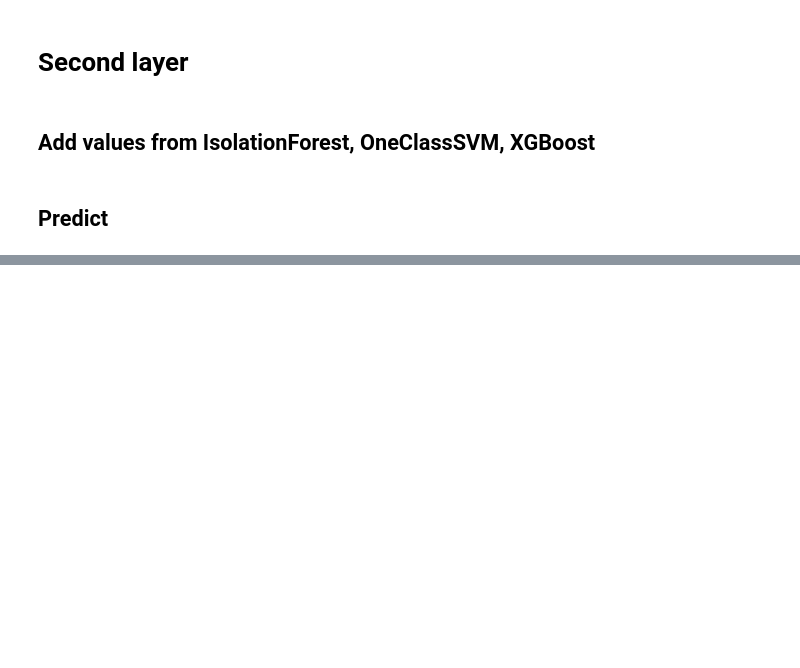
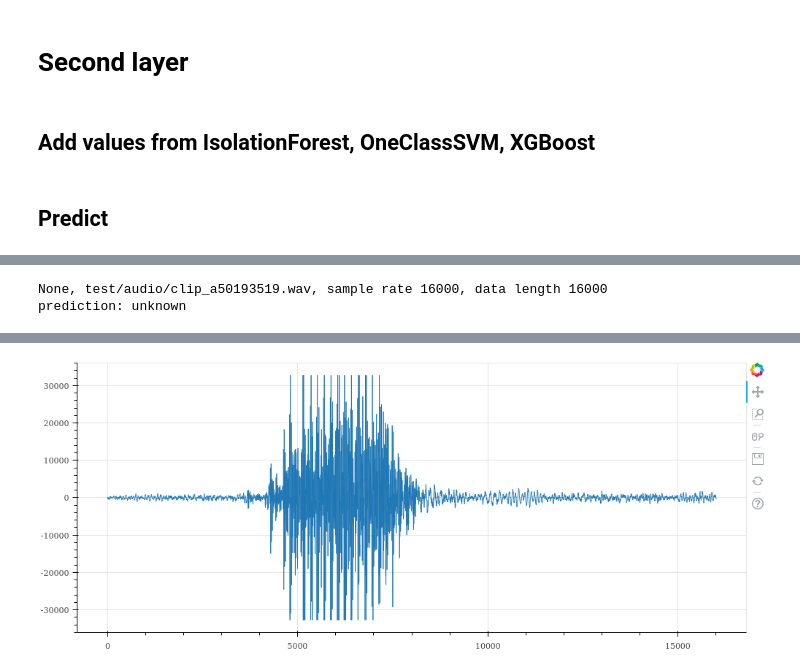
Before and after one commit to kumikokashii/speech-recognition, a Jupyter notebook: predict_two_layer_ensemble.ipynb, the cells around one changed output, grey strips where cells are left out. Saved outputs shown, nothing was run; the diff lists cells and outputs as text; code cells hidden in the pictures; blank space fills up the shorter version.

Commit message:
Update two-layer ensemble

```diff
--- a/predict_two_layer_ensemble.ipynb
+++ b/predict_two_layer_ensemble.ipynb
@@ -70,13 +64,13 @@ list_X2_iso_forest = get_values_with_sklearn_models(list_X2, model_dict_iso_fore
 list_X2_one_class_svm = get_values_with_sklearn_models(list_X2, model_dict_one_class_svm)
 list_X2_xgboost = get_values_with_xgboost(list_X2, xgboost)
 
-list_L = [L_test]
-to_concatenate = [list_L, list_X2_iso_forest, list_X2_one_class_svm, list_X2_xgboost]
-X2ext_test = get_concatenated(to_concatenate)
+#list_L = [L_test]
+to_concatenate = [list_X2, list_X2_iso_forest, list_X2_one_class_svm, list_X2_xgboost]
+X2ext_test = get_concatenated(to_concatenate)[0]
 # %% [markdown]
 ## Predict
 # %%
-path2log = 'logs/Ensemble_graph_2nd_layer_for_Ensemble_graph_04_9models_run_01_run_01.log'
+path2log = 'logs/Ensemble_graph_02_2nd_layer_for_Ensemble_graph_04_9models_run_01_run_01.log'
 # %%
 log = pickle.load(open(path2log, 'rb'))
 GraphClass = globals()[log.graph_name]  # Pick up graph class used to train model
@@ -87,2 +95,5 @@ test.save_submission_csv(dir_='submissions', name=log.joined_name+'.csv')
 # %%
-test[0].hear_and_see()  # 51511, 120099, 1234, 98765, 119965
+test[119965].hear_and_see()  # 51511, 120099, 1234, 98765, 119965
+# %% [output]
+None, test/audio/clip_a50193519.wav, sample rate 16000, data length 16000
+prediction: unknown
@@ -88,0 +101 @@ test[0].hear_and_see()  # 51511, 120099, 1234, 98765, 119965
+[figure, added]
```
Also changed, not shown: parts of 5 cells of this notebook.
